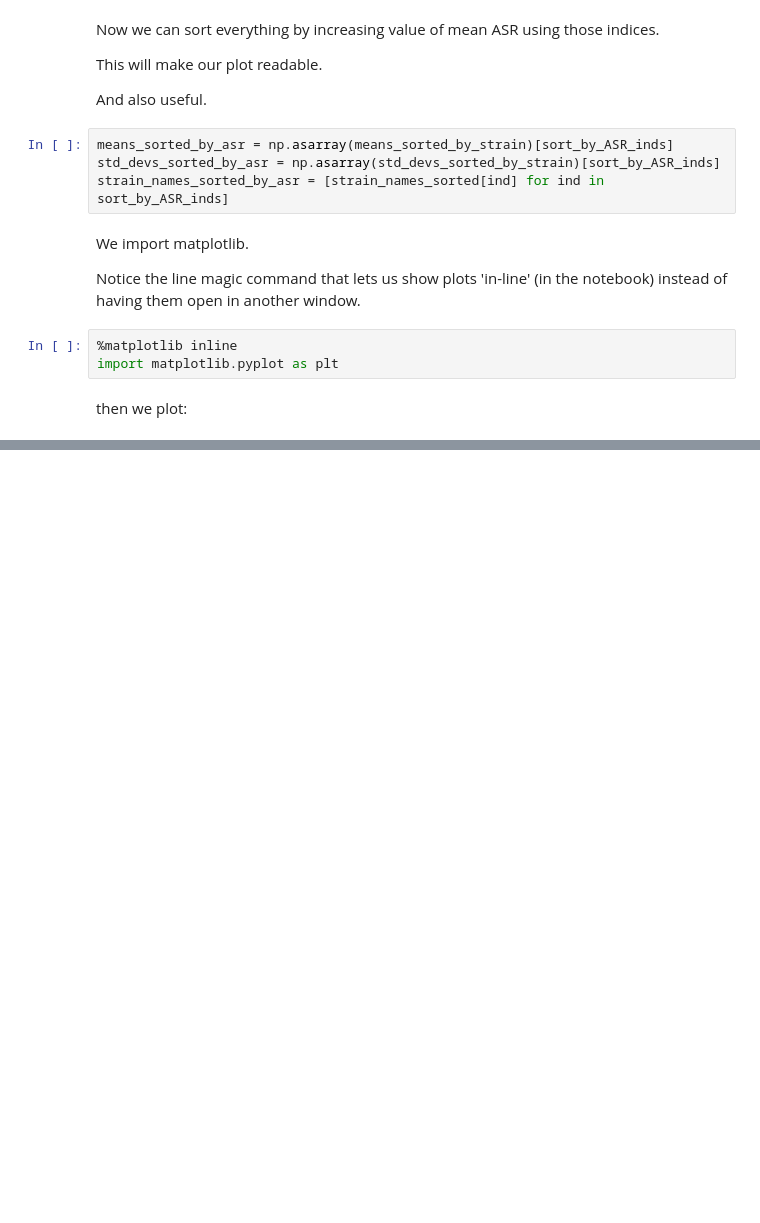
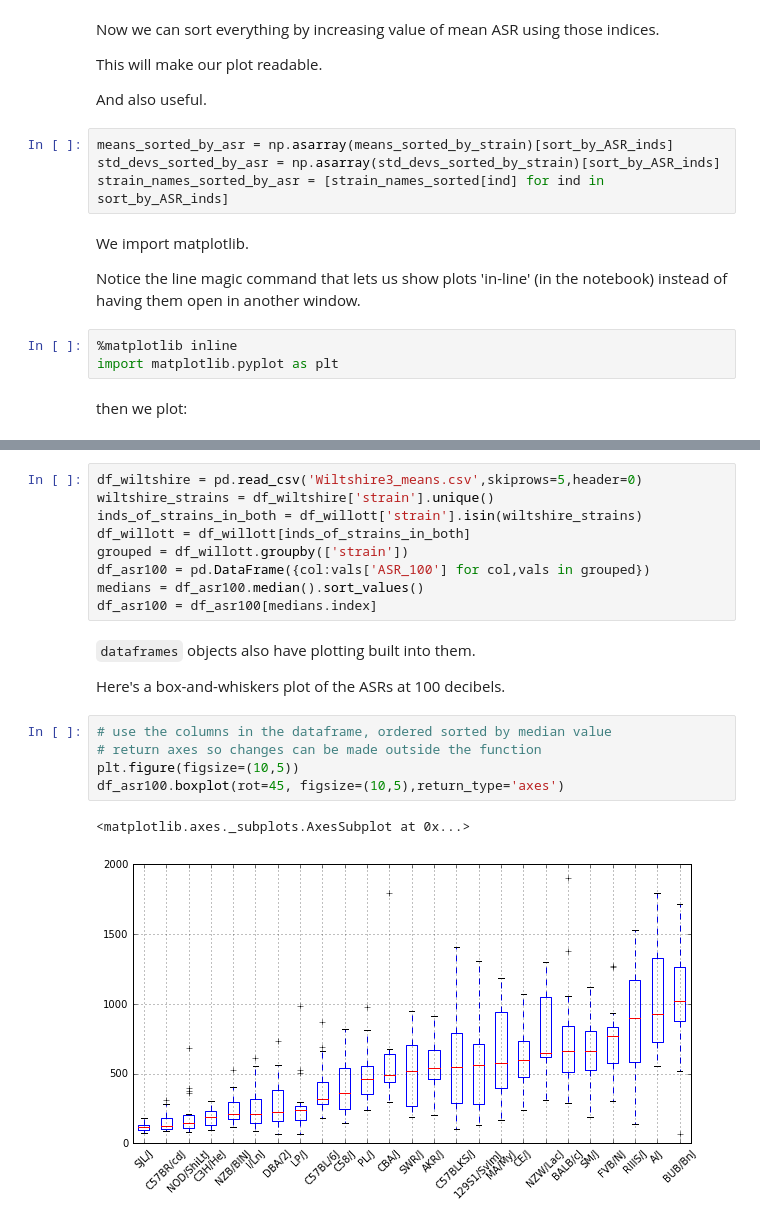
Before and after one commit to NickleDave/EWIN-coding-bootcamp, a Jupyter notebook: Python/Part 4. The Easy Way.ipynb, the cells around one changed output, grey strips where cells are left out. Drawn from its saved outputs; the diff is of its cells as text; blank space fills up the shorter version.

```diff
--- a/Python/Part 4. The Easy Way.ipynb
+++ b/Python/Part 4. The Easy Way.ipynb
@@ -164,0 +173,21 @@ ax = df2[meds.index].boxplot(rot=45, return_type="axes")
+# %%
+df_wiltshire = pd.read_csv('Wiltshire3_means.csv',skiprows=5,header=0)
+wiltshire_strains = df_wiltshire['strain'].unique()
+inds_of_strains_in_both = df_willott['strain'].isin(wiltshire_strains)
+df_willott = df_willott[inds_of_strains_in_both]
+grouped = df_willott.groupby(['strain'])
+df_asr100 = pd.DataFrame({col:vals['ASR_100'] for col,vals in grouped})
+medians = df_asr100.median().sort_values()
+df_asr100 = df_asr100[medians.index]
+# %% [markdown]
+`dataframes` objects also have plotting built into them.
+
+Here's a box-and-whiskers plot of the ASRs at 100 decibels.
+# %%
+# use the columns in the dataframe, ordered sorted by median value
+# return axes so changes can be made outside the function
+plt.figure(figsize=(10,5))
+df_asr100.boxplot(rot=45, figsize=(10,5),return_type='axes')
+# %% [output]
+<matplotlib.axes._subplots.AxesSubplot at 0x...>
+[figure, added]
```
Also changed, not shown: parts of 20 cells of this notebook.
